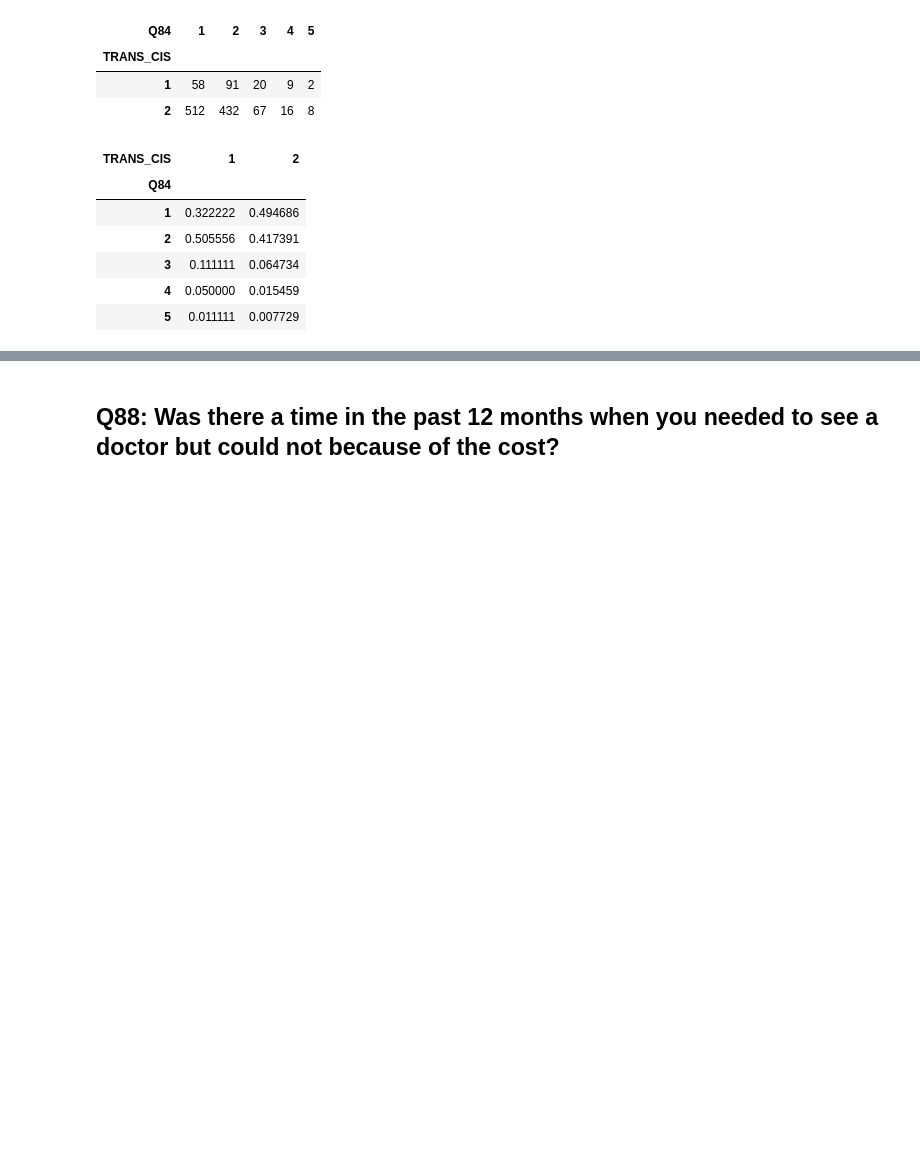
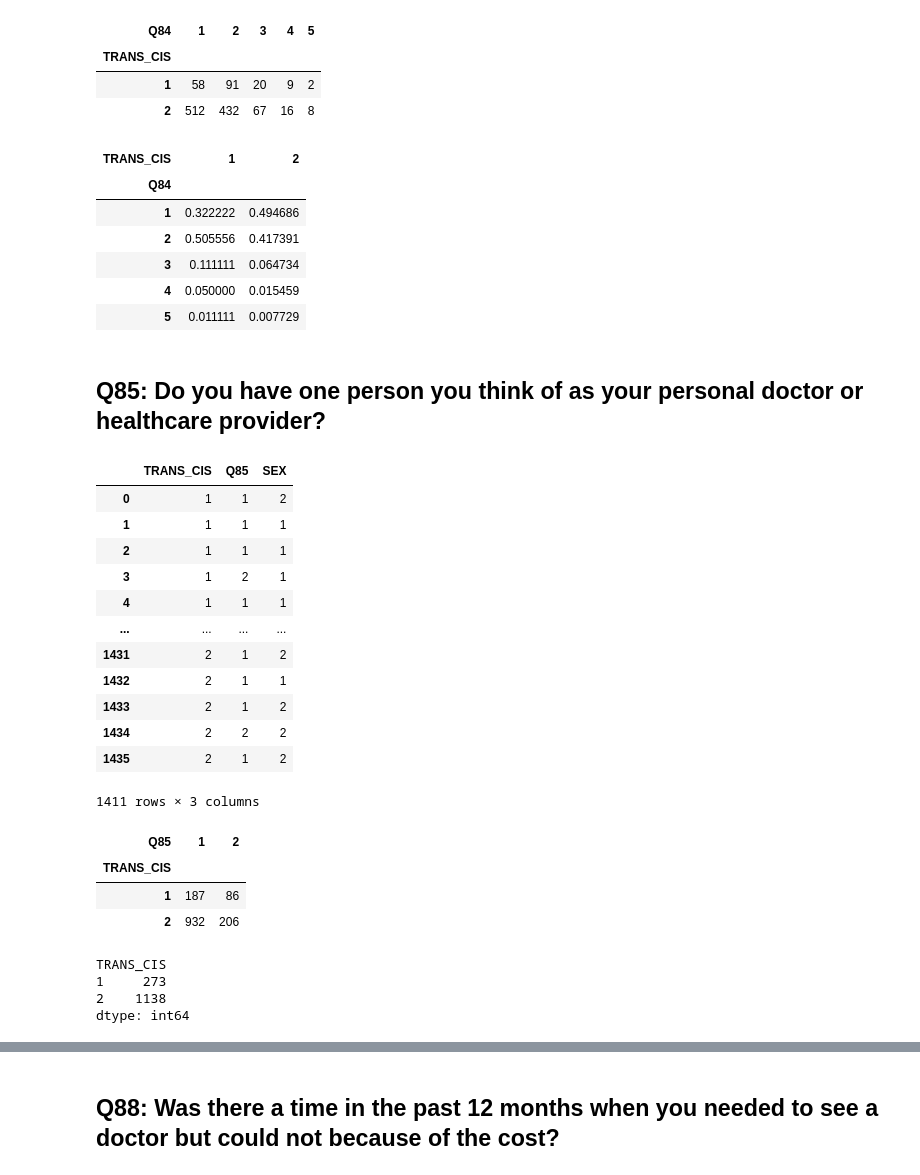
Before and after one commit to c6shi/dds_transgender, a Jupyter notebook: candus/main.ipynb, the cells around one changed output, grey strips where cells are left out. Cells and saved outputs as stored; diff of their text form; code cells hidden in the pictures; blank space fills up the shorter version.

```diff
--- a/candus/main.ipynb
+++ b/candus/main.ipynb
@@ -89,3 +90,43 @@ q84_prop.T
 | 5 | 0.011111 | 0.007729 |
 # %%
 q84_prop.T.to_csv('q84.csv')
+# %% [markdown]
+## Q85: Do you have one person you think of as your personal doctor or healthcare provider?
+# %%
+q85 = combined[['TRANS_CIS', 'Q85', 'SEX']]
+q85 = q85[q85['Q85'] != ' ']
+q85
+# %% [output]
+|  | TRANS_CIS | Q85 | SEX |
+| 0 | 1 | 1 | 2 |
+| 1 | 1 | 1 | 1 |
+| 2 | 1 | 1 | 1 |
+| 3 | 1 | 2 | 1 |
+| 4 | 1 | 1 | 1 |
+| ... | ... | ... | ... |
+| 1431 | 2 | 1 | 2 |
+| 1432 | 2 | 1 | 1 |
+| 1433 | 2 | 1 | 2 |
+| 1434 | 2 | 2 | 2 |
+| 1435 | 2 | 1 | 2 |
+1411 rows × 3 columns
+# %%
+q85_count = q85.pivot_table(
+    index='TRANS_CIS',
+    columns='Q85',
+    values='SEX',
+    aggfunc='count'
+)
+q85_count
+# %% [output]
+| Q85 | 1 | 2 |
+| TRANS_CIS |  |  |
+| 1 | 187 | 86 |
+| 2 | 932 | 206 |
+# %%
+q85_count.sum(axis=1)
+# %% [output]
+TRANS_CIS
+1     273
+2    1138
+dtype: int64
```
Also changed, not shown: parts of 2 cells of this notebook, 1 other file.
